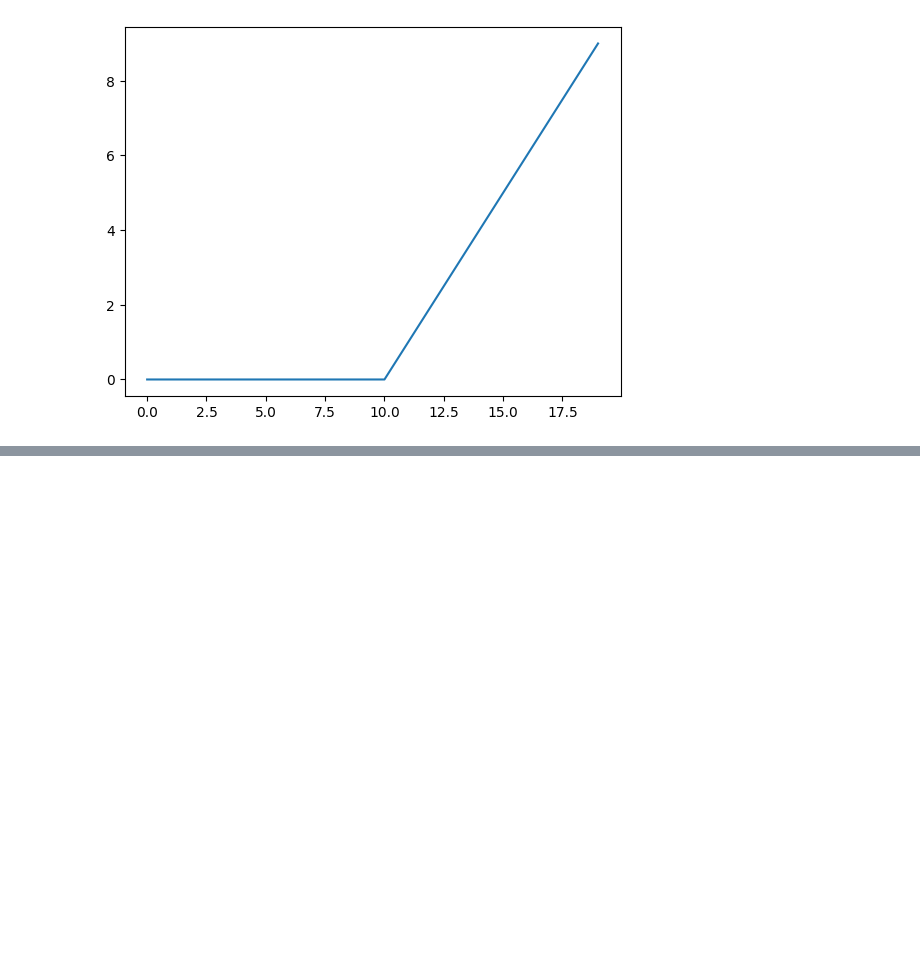
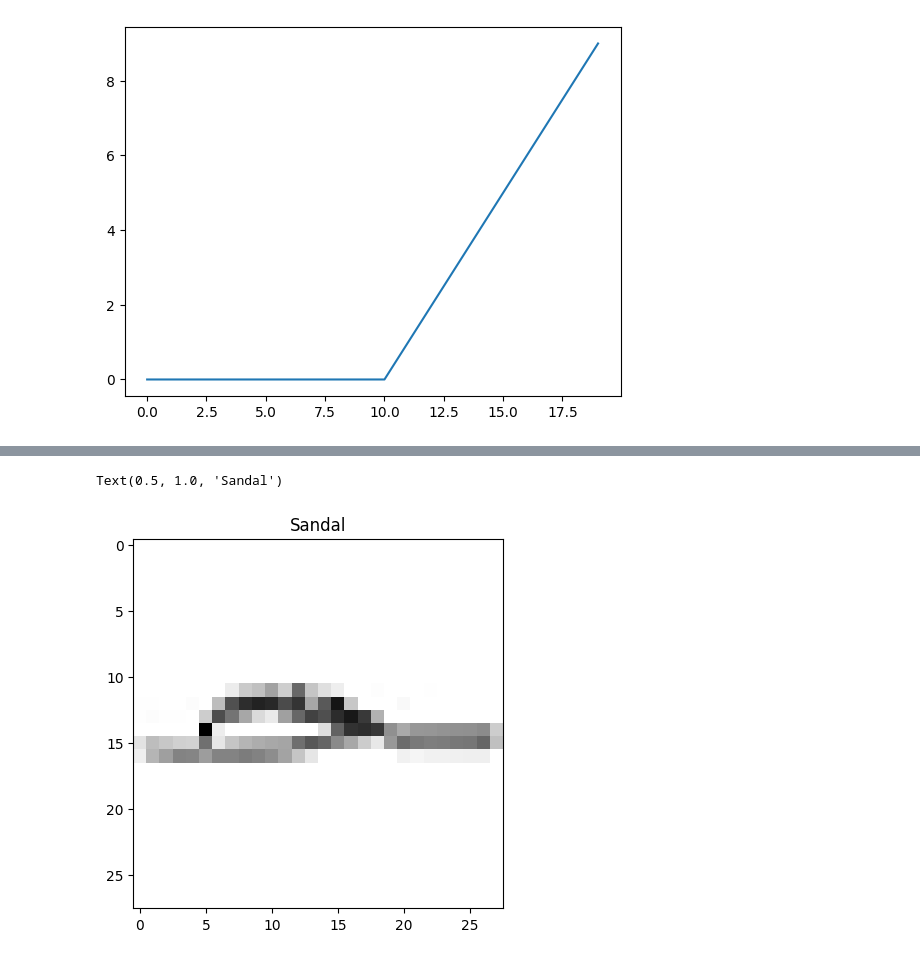
Before and after one commit to farukemrekaraca/git_test, a Jupyter notebook: 02_neural_network_classification_with_tensorflow.ipynb, the cells around one changed output, grey strips where cells are left out. Saved outputs shown, nothing was run; the diff lists cells and outputs as text; code cells hidden in the pictures; blank space fills up the shorter version.

```diff
--- a/02_neural_network_classification_with_tensorflow.ipynb
+++ b/02_neural_network_classification_with_tensorflow.ipynb
@@ -662,0 +871,2 @@ for i, j in itertools.product(range(cm.shape[0]), range(cm.shape[1])):
+# %%
+(train_data, train_labels), (test_data, test_labels) = fashion_mnist.load_data()
@@ -662,0 +1001,7 @@ for i, j in itertools.product(range(cm.shape[0]), range(cm.shape[1])):
+# %%
+chosen_index = 8
+plt.imshow(test_data[chosen_index], cmap=plt.cm.binary)
+plt.title(class_names[test_labels[chosen_index]])
+# %% [output]
+Text(0.5, 1.0, 'Sandal')
+[figure, added]
```
Also changed, not shown: parts of 66 cells of this notebook.
